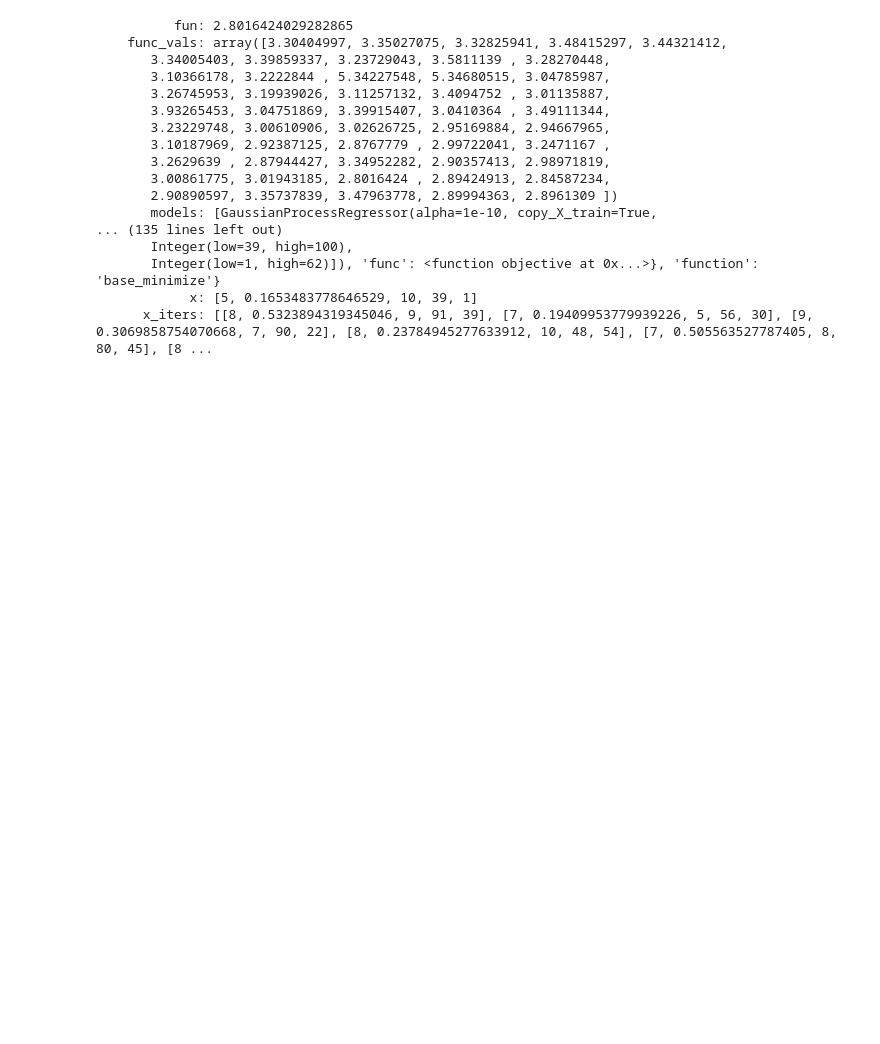
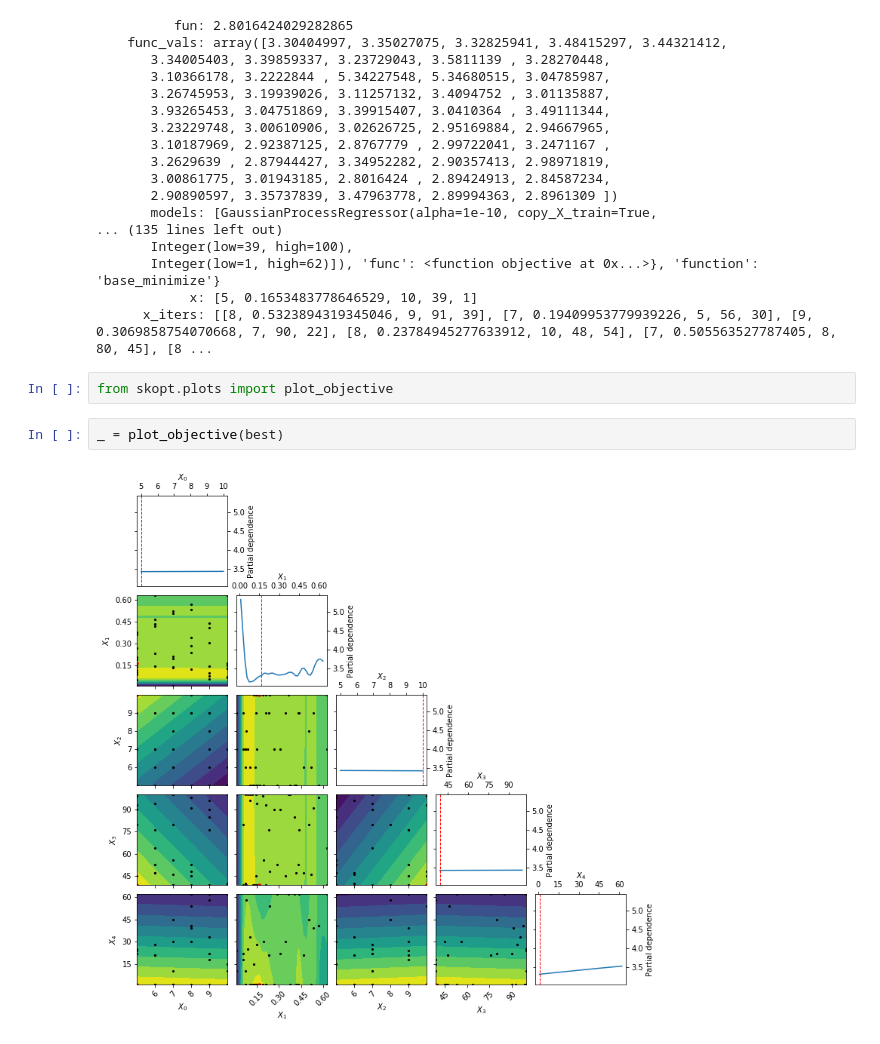
Before and after one commit to yngtdd/hyperspace, a Jupyter notebook: examples/notebooks/visualizing_results.ipynb, the cells around one changed output. Saved outputs shown, nothing was run; the diff lists cells and outputs as text; blank space fills up the shorter version.

```diff
--- a/examples/notebooks/visualizing_results.ipynb
+++ b/examples/notebooks/visualizing_results.ipynb
@@ -73,3 +73,9 @@ best
        Integer(low=1, high=62)]), 'func': <function objective at 0x...>}, 'function': 'base_minimize'}
             x: [5, 0.1653483778646529, 10, 39, 1]
       x_iters: [[8, 0.5323894319345046, 9, 91, 39], [7, 0.19409953779939226, 5, 56, 30], [9, 0.3069858754070668, 7, 90, 22], [8, 0.23784945277633912, 10, 48, 54], [7, 0.505563527787405, 8, 80, 45], [8 ...
+# %%
+from skopt.plots import plot_objective
+# %%
+_ = plot_objective(best)
+# %% [output]
+[figure, added]
```
Also changed, not shown: 3 other files.
